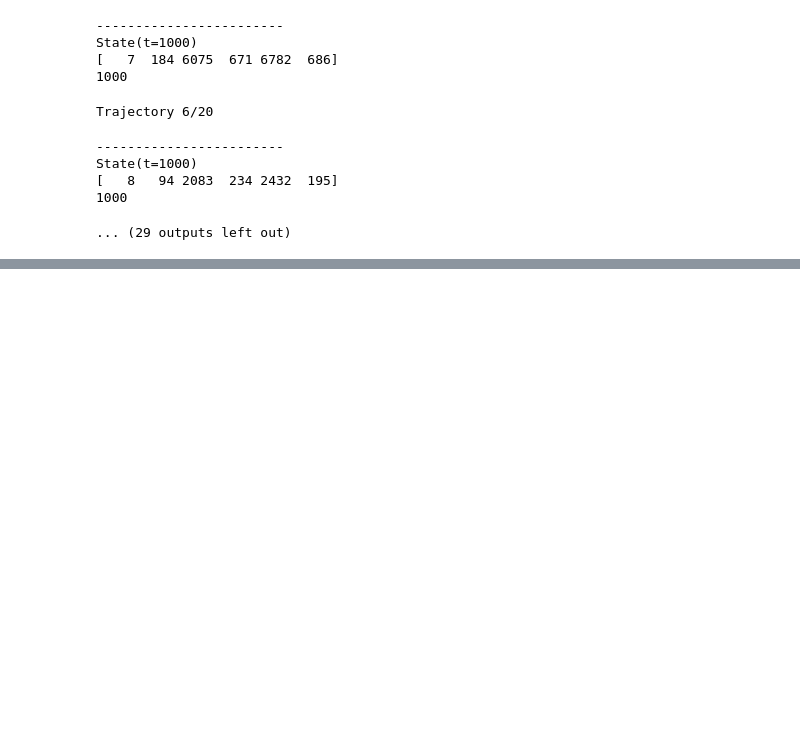
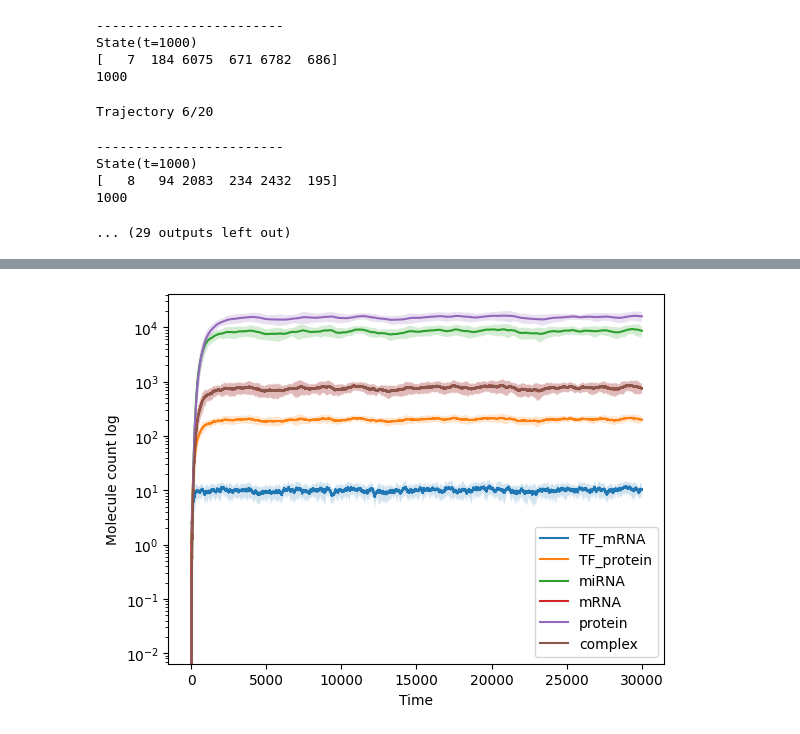
Before and after one commit to Ch3fUlrich/43513-01---Programming-for-Life-Sciences---4KP, a Jupyter notebook: Project/Gillespie_Simulation.ipynb, the cells around one changed output, grey strips where cells are left out. Saved outputs shown, nothing was run; the diff lists cells and outputs as text; code cells hidden in the pictures; blank space fills up the shorter version.

```diff
--- a/Project/Gillespie_Simulation.ipynb
+++ b/Project/Gillespie_Simulation.ipynb
@@ -196,0 +198,4 @@ simulator.plot()
+# %%
+simulator.plot(scale="log")
+# %% [output]
+[figure, added]
```
Also changed, not shown: parts of 2 cells of this notebook, 1 other file.
